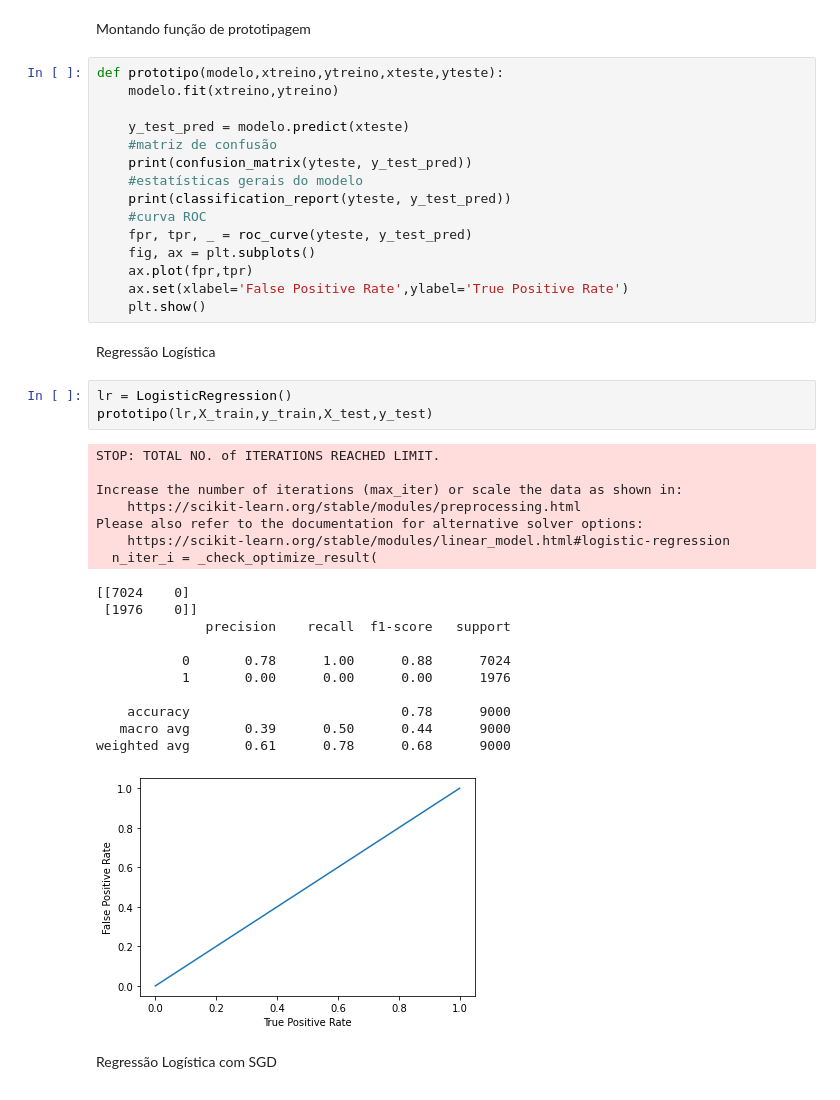
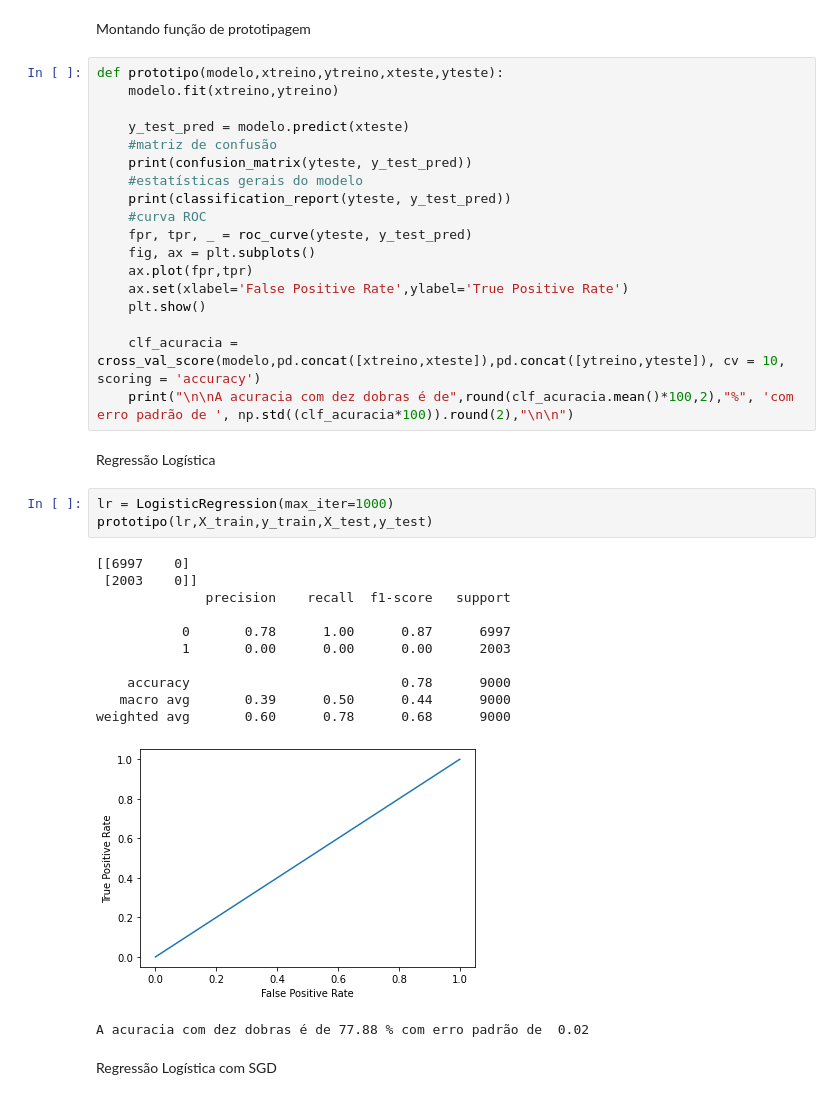
Before and after one commit to Torm198/LabEst2021.1, a Jupyter notebook: 3_montagem_dos_modelos.ipynb, the cells around one changed output. Drawn from its saved outputs; the diff is of its cells as text.

```diff
--- a/3_montagem_dos_modelos.ipynb
+++ b/3_montagem_dos_modelos.ipynb
@@ -106,30 +107,27 @@ def prototipo(modelo,xtreino,ytreino,xteste,yteste):
     ax.plot(fpr,tpr)
     ax.set(xlabel='False Positive Rate',ylabel='True Positive Rate')
     plt.show()
+
+    clf_acuracia = cross_val_score(modelo,pd.concat([xtreino,xteste]),pd.concat([ytreino,yteste]), cv = 10, scoring = 'accuracy')
+    print("\n\nA acuracia com dez dobras é de",round(clf_acuracia.mean()*100,2),"%", 'com erro padrão de ', np.std((clf_acuracia*100)).round(2),"\n\n")
 # %% [markdown]
 Regressão Logística
 # %%
-lr = LogisticRegression()
+lr = LogisticRegression(max_iter=1000)
 prototipo(lr,X_train,y_train,X_test,y_test)
 # %% [output]
-STOP: TOTAL NO. of ITERATIONS REACHED LIMIT.
+[[6997    0]
+ [2003    0]]
+              precision    recall  f1-score   support
 
-Increase the number of iterations (max_iter) or scale the data as shown in:
-    https://scikit-learn.org/stable/modules/preprocessing.html
-Please also refer to the documentation for alternative solver options:
-    https://scikit-learn.org/stable/modules/linear_model.html#logistic-regression
-  n_iter_i = _check_optimize_result(
+           0       0.78      1.00      0.87      6997
+           1       0.00      0.00      0.00      2003
+
+    accuracy                           0.78      9000
+   macro avg       0.39      0.50      0.44      9000
+weighted avg       0.60      0.78      0.68      9000
+[figure, new version]
-[[7024    0]
- [1976    0]]
-              precision    recall  f1-score   support
-
-           0       0.78      1.00      0.88      7024
-           1       0.00      0.00      0.00      1976
-
-    accuracy                           0.78      9000
-   macro avg       0.39      0.50      0.44      9000
-weighted avg       0.61      0.78      0.68      9000
+A acuracia com dez dobras é de 77.88 % com erro padrão de  0.02
-[figure, old version]
 # %% [markdown]
 Regressão Logística com SGD
 # %%
```
Also changed, not shown: parts of 10 cells of this notebook.
